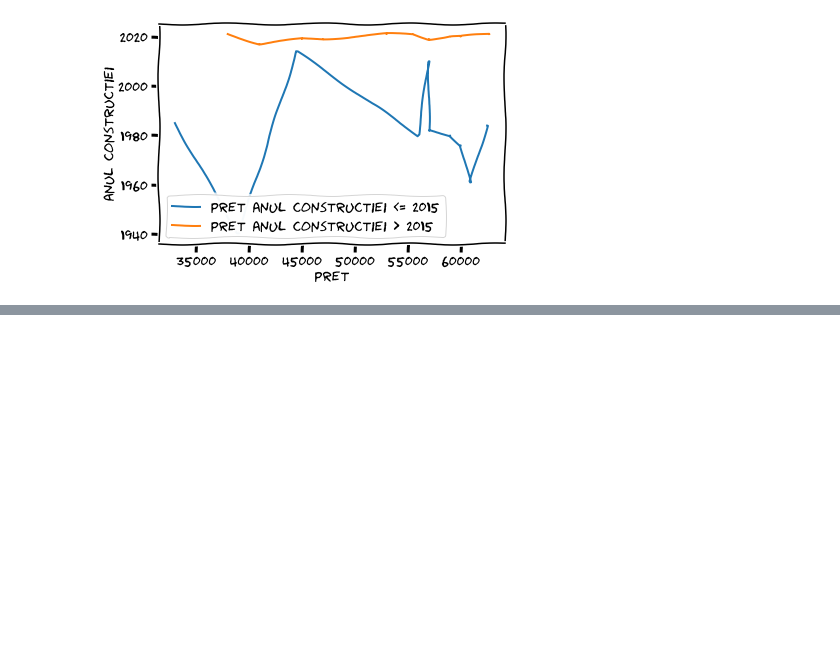
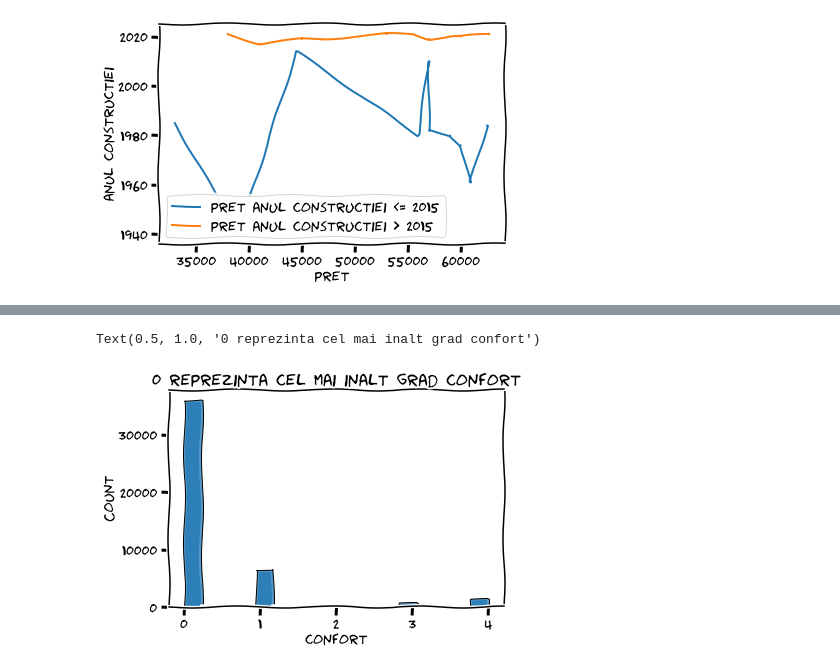
Before and after one commit to Fulea-Andrei/ProjectInfoVisualizationCourse, a Jupyter notebook: info_visualization_project.ipynb, the cells around one changed output, grey strips where cells are left out. Saved outputs shown, nothing was run; the diff lists cells and outputs as text; code cells hidden in the pictures; blank space fills up the shorter version.

```diff
--- a/info_visualization_project.ipynb
+++ b/info_visualization_project.ipynb
@@ -385,0 +403,5 @@ plt.show()
+# %%
+sns.histplot(data=national_real_estate_data_CLEANED,x='confort').set_title('0 reprezinta cel mai inalt grad confort')
+# %% [output]
+Text(0.5, 1.0, '0 reprezinta cel mai inalt grad confort')
+[figure, added]
```
Also changed, not shown: parts of 4 cells of this notebook.
